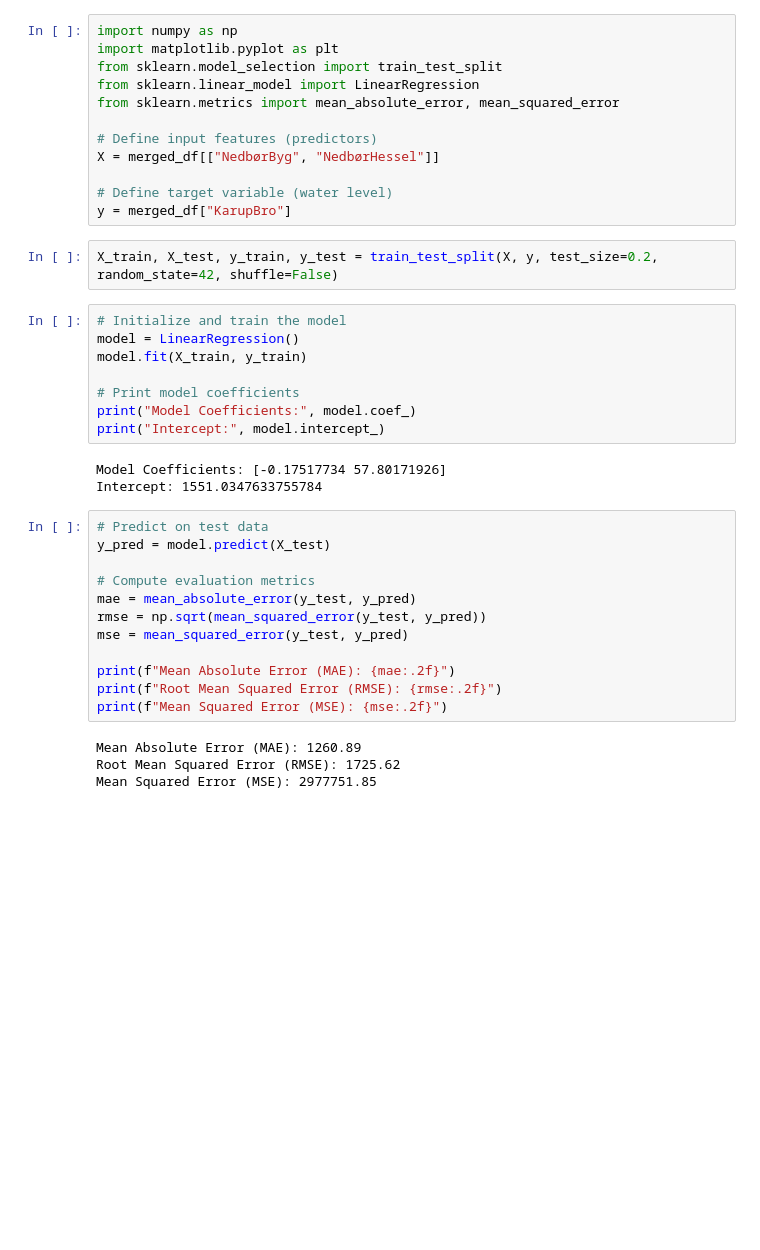
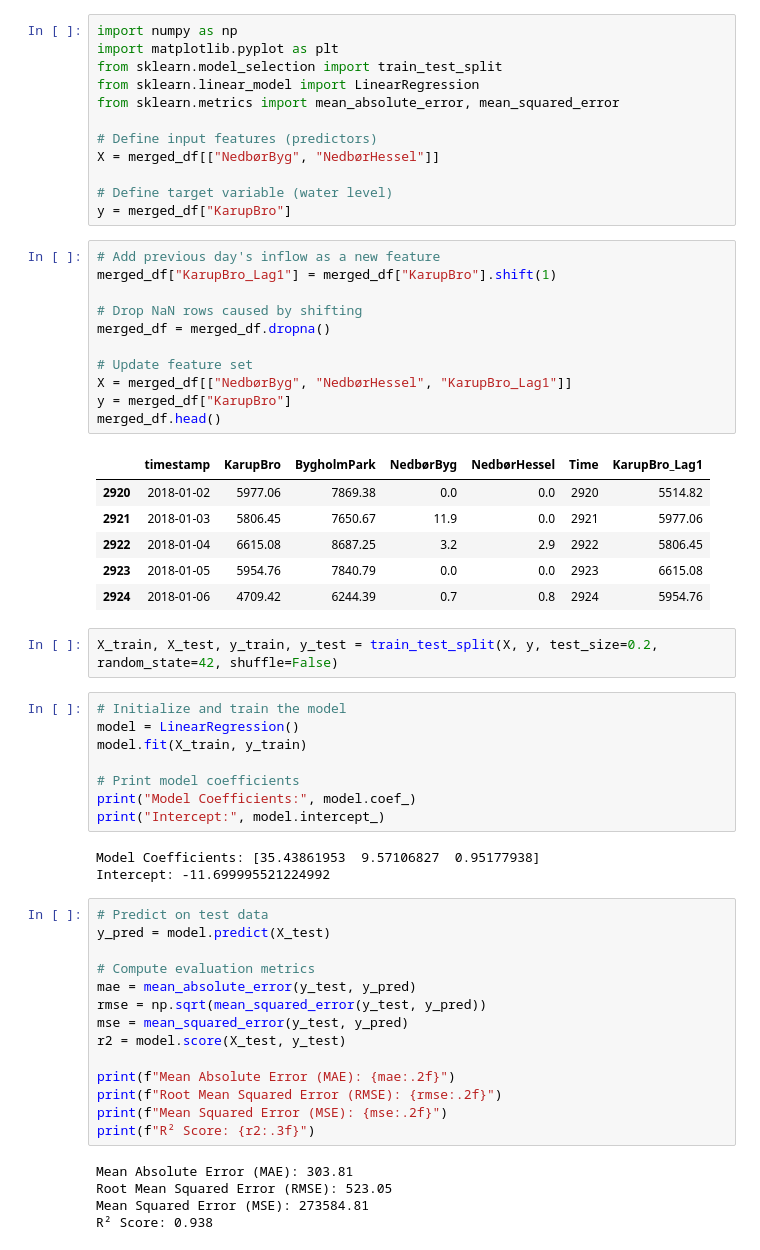
Before and after one commit to nicolaigarder/Forecasting-water-inflow, a Jupyter notebook: linear_model.ipynb, the cells around one changed output. Cells and saved outputs as stored; diff of their text form; blank space fills up the shorter version.

```diff
--- a/linear_model.ipynb
+++ b/linear_model.ipynb
@@ -66,6 +66,24 @@ X = merged_df[["NedbørByg", "NedbørHessel"]]
 
 # Define target variable (water level)
 y = merged_df["KarupBro"]
+# %%
+# Add previous day's inflow as a new feature
+merged_df["KarupBro_Lag1"] = merged_df["KarupBro"].shift(1)
+
+# Drop NaN rows caused by shifting
+merged_df = merged_df.dropna()
+
+# Update feature set
+X = merged_df[["NedbørByg", "NedbørHessel", "KarupBro_Lag1"]]
+y = merged_df["KarupBro"]
+merged_df.head()
+# %% [output]
+|  | timestamp | KarupBro | BygholmPark | NedbørByg | NedbørHessel | Time | KarupBro_Lag1 |
+| 2920 | 2018-01-02 | 5977.06 | 7869.38 | 0.0 | 0.0 | 2920 | 5514.82 |
+| 2921 | 2018-01-03 | 5806.45 | 7650.67 | 11.9 | 0.0 | 2921 | 5977.06 |
+| 2922 | 2018-01-04 | 6615.08 | 8687.25 | 3.2 | 2.9 | 2922 | 5806.45 |
+| 2923 | 2018-01-05 | 5954.76 | 7840.79 | 0.0 | 0.0 | 2923 | 6615.08 |
+| 2924 | 2018-01-06 | 4709.42 | 6244.39 | 0.7 | 0.8 | 2924 | 5954.76 |
 # %%
 X_train, X_test, y_train, y_test = train_test_split(X, y, test_size=0.2, random_state=42, shuffle=False)
 # %%
@@ -77,8 +95,8 @@ model.fit(X_train, y_train)
 print("Model Coefficients:", model.coef_)
 print("Intercept:", model.intercept_)
 # %% [output]
-Model Coefficients: [-0.17517734 57.80171926]
-Intercept: 1551.0347633755784
+Model Coefficients: [35.43861953  9.57106827  0.95177938]
+Intercept: -11.699995521224992
 # %%
 # Predict on test data
 y_pred = model.predict(X_test)
@@ -87,14 +105,17 @@ y_pred = model.predict(X_test)
 mae = mean_absolute_error(y_test, y_pred)
 rmse = np.sqrt(mean_squared_error(y_test, y_pred))
 mse = mean_squared_error(y_test, y_pred)
+r2 = model.score(X_test, y_test)
 
 print(f"Mean Absolute Error (MAE): {mae:.2f}")
 print(f"Root Mean Squared Error (RMSE): {rmse:.2f}")
 print(f"Mean Squared Error (MSE): {mse:.2f}")
+print(f"R² Score: {r2:.3f}")
 # %% [output]
-Mean Absolute Error (MAE): 1260.89
-Root Mean Squared Error (RMSE): 1725.62
-Mean Squared Error (MSE): 2977751.85
+Mean Absolute Error (MAE): 303.81
+Root Mean Squared Error (RMSE): 523.05
+Mean Squared Error (MSE): 273584.81
+R² Score: 0.938
 # %%
 plt.figure(figsize=(12, 6))
 plt.plot(y_test.values, label="Actual Water Inflow", linestyle="-", marker="o", alpha=0.7)
```
Also changed, not shown: parts of 2 cells of this notebook, 1 other file.
